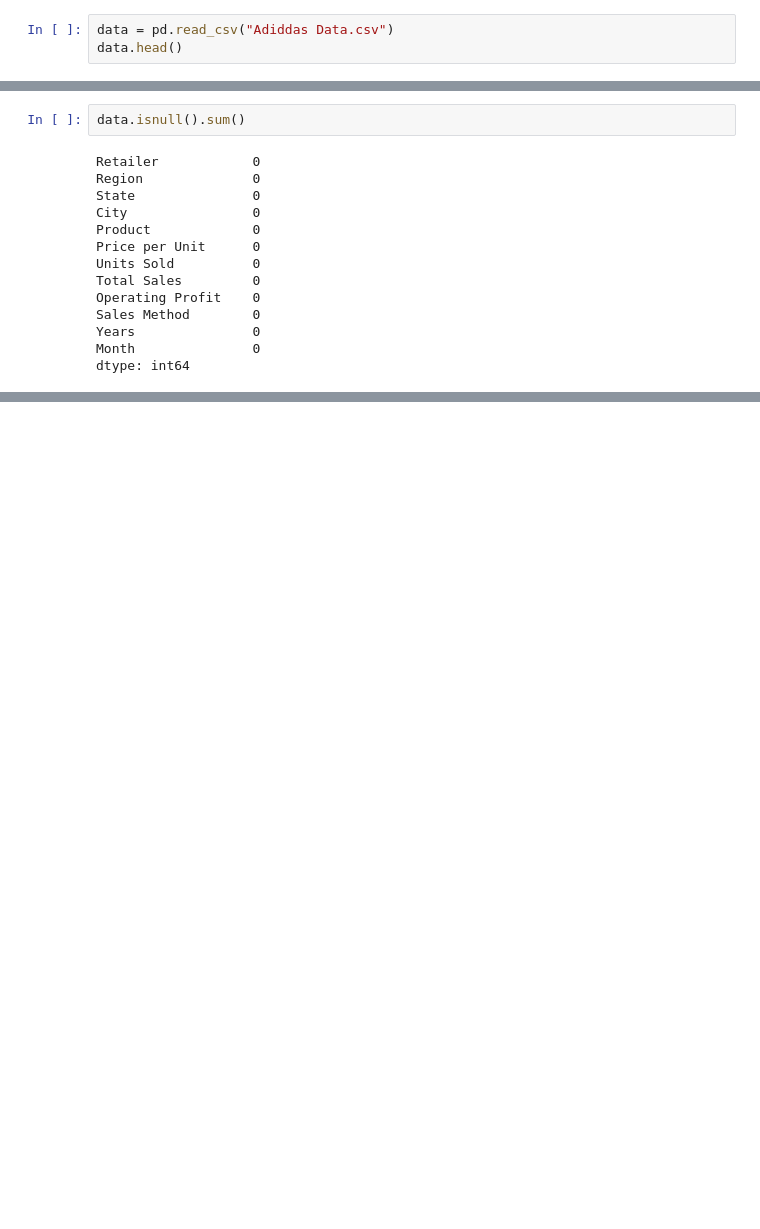
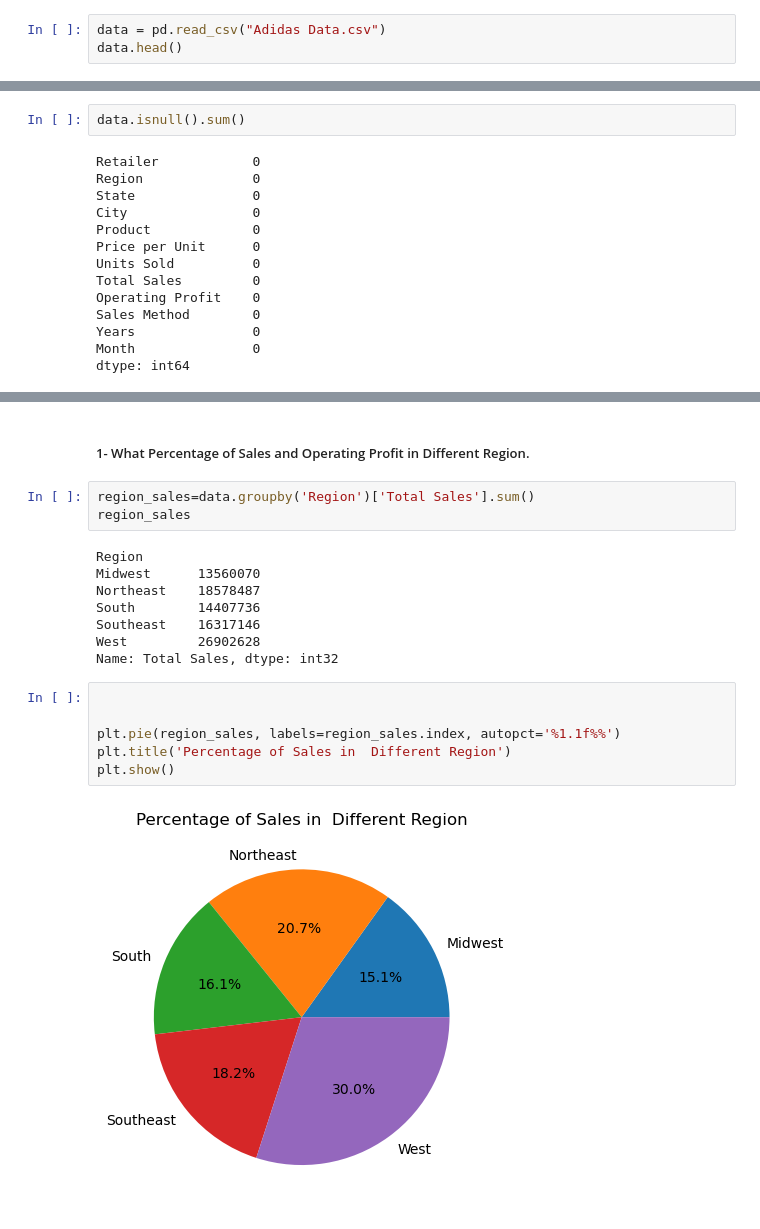
Before and after one commit to ibrahimFoud/project, a Jupyter notebook: cleaning.ipynb, the cells around one changed output, grey strips where cells are left out. Cells and saved outputs as stored; diff of their text form; blank space fills up the shorter version.

```diff
--- a/cleaning.ipynb
+++ b/cleaning.ipynb
@@ -58,7 +58,7 @@ import seaborn as sns
 
 %matplotlib inline
 # %%
-data = pd.read_csv("Adiddas Data.csv")
+data = pd.read_csv("Adidas Data.csv")
 data.head()
 # %% [output]
 |  | Retailer | Retailer ID | Invoice Date | Region | State | City | Product | Price per Unit | Units Sold | ... |
@@ -405,0 +420,22 @@ data.head(7)
+# %% [markdown]
+####
+##### 1- What Percentage of Sales and Operating Profit in Different Region.
+# %%
+region_sales=data.groupby('Region')['Total Sales'].sum()
+region_sales
+# %% [output]
+Region
+Midwest      13560070
+Northeast    18578487
+South        14407736
+Southeast    16317146
+West         26902628
+Name: Total Sales, dtype: int32
+# %%
+
+
+plt.pie(region_sales, labels=region_sales.index, autopct='%1.1f%%')
+plt.title('Percentage of Sales in  Different Region')
+plt.show()
+# %% [output]
+[figure, added]
```
Also changed, not shown: parts of 7 cells of this notebook.
